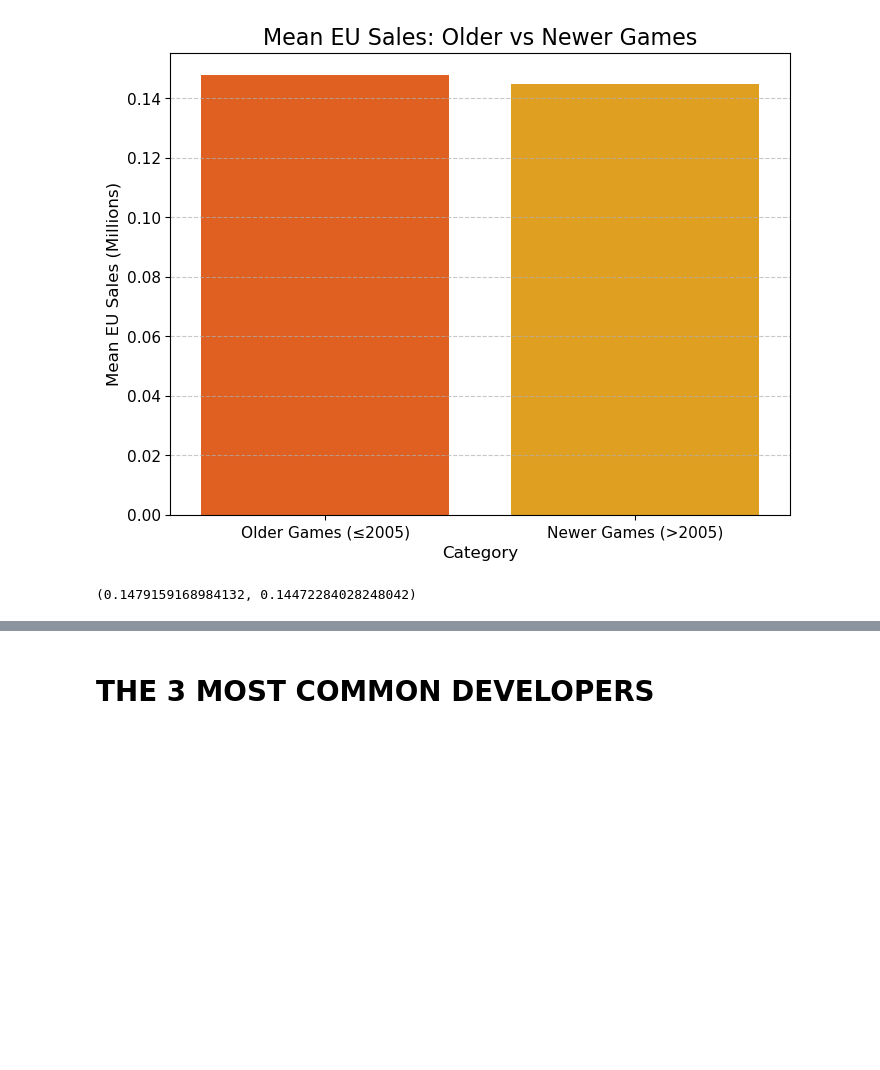
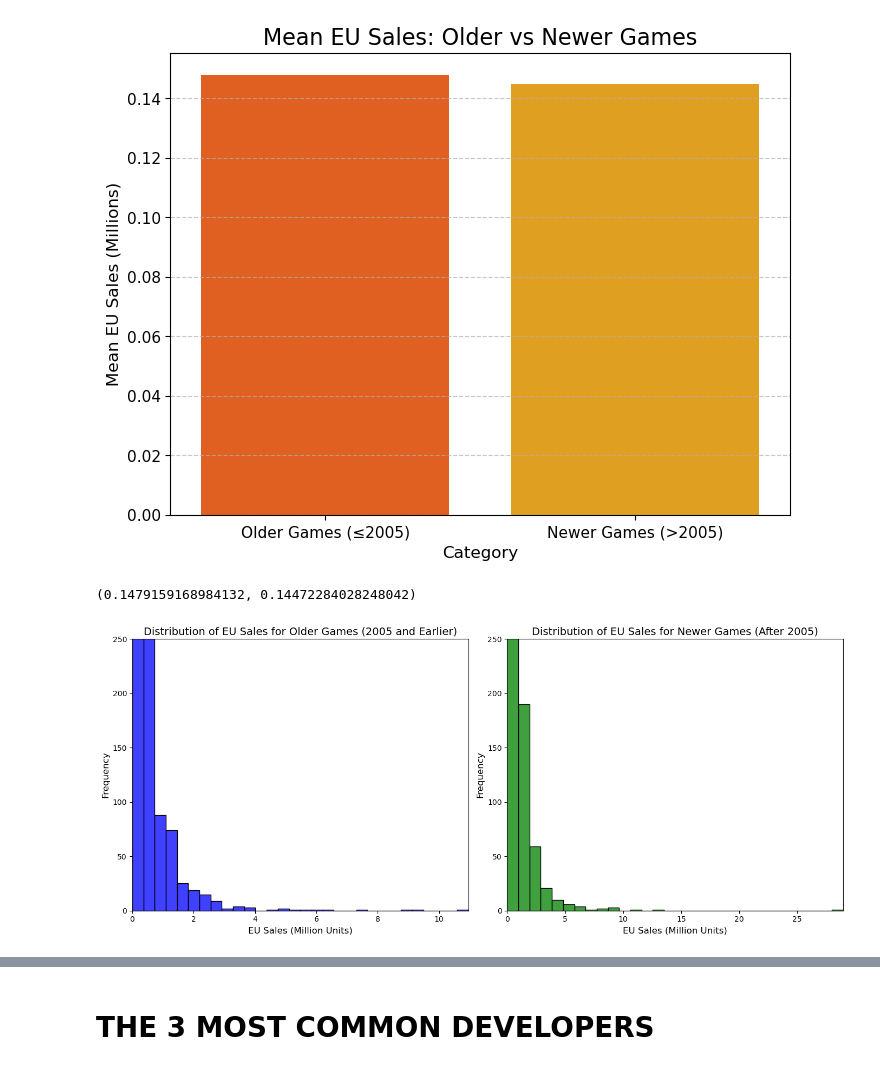
Before and after one commit to FedericoAriton99/CA-1-Data-Visualisation-Techniques, a Jupyter notebook: Federico_Ariton_DVizHDip_CA1.ipynb, the cells around one changed output, grey strips where cells are left out. Saved outputs shown, nothing was run; the diff lists cells and outputs as text; code cells hidden in the pictures; blank space fills up the shorter version.

```diff
--- a/Federico_Ariton_DVizHDip_CA1.ipynb
+++ b/Federico_Ariton_DVizHDip_CA1.ipynb
@@ -366,3 +371,43 @@ plt.show()
 # %% [output]
 [figure]
 (0.1479159168984132, 0.14472284028248042)
+# %%
+# Data Wrangling
+# Filtering out games released after 2005 and handling missing values
+
+filtered_data = Games[(Games['Year_of_Release'] <= 2005) & (Games['Year_of_Release'].notna())]
+filtered_data = filtered_data[filtered_data['EU_Sales'].notna()]
+
+# Checking the structure of the filtered data
+filtered_data.head()
+
+# Preparing data for histograms
+older_games_sales = filtered_data['EU_Sales']
+newer_games_sales = Games[Games['Year_of_Release'] > 2005]['EU_Sales']
+
+# Visualization: Histograms for both older and newer games
+plt.figure(figsize=(14, 6))
+
+# Histogram for older games
+plt.subplot(1, 2, 1)  # 1 row, 2 columns, 1st subplot
+sns.histplot(older_games_sales, bins=30, kde=False, color='blue')
+plt.title('Distribution of EU Sales for Older Games (2005 and Earlier)', fontsize=14)
+plt.xlabel('EU Sales (Million Units)', fontsize=12)
+plt.ylabel('Frequency', fontsize=12)
+plt.xlim(0, older_games_sales.max())
+plt.ylim(0, 250)  # Assuming a range for better comparison
+
+# Histogram for newer games
+plt.subplot(1, 2, 2)  # 1 row, 2 columns, 2nd subplot
+sns.histplot(newer_games_sales, bins=30, kde=False, color='green')
+plt.title('Distribution of EU Sales for Newer Games (After 2005)', fontsize=14)
+plt.xlabel('EU Sales (Million Units)', fontsize=12)
+plt.ylabel('Frequency', fontsize=12)
+plt.xlim(0, newer_games_sales.max())
+plt.ylim(0, 250)  # Same range for consistency in comparison
+
+# Display the plots
+plt.tight_layout()
+plt.show()
+# %% [output]
+[figure, added]
```
Also changed, not shown: parts of 16 cells of this notebook, 2 other files.
